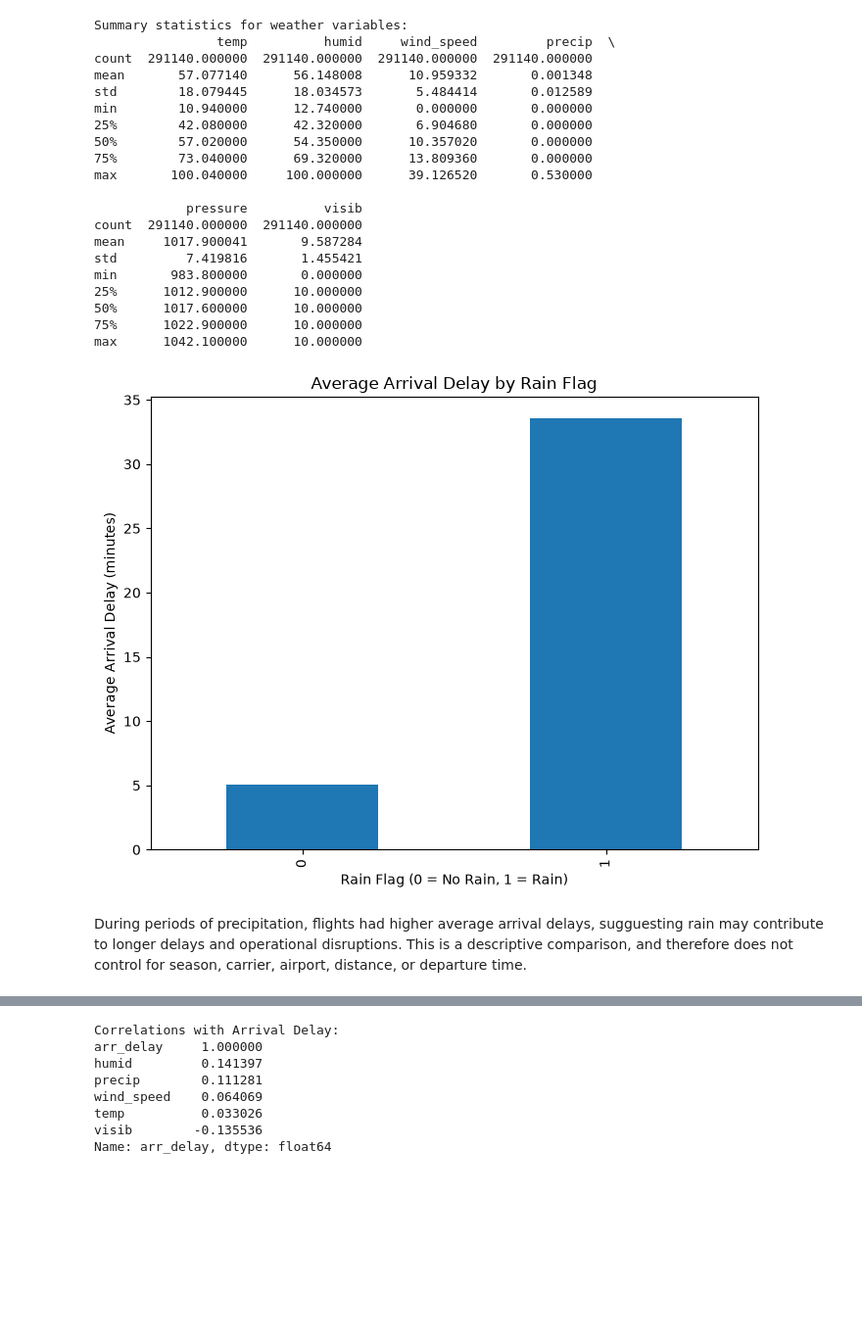
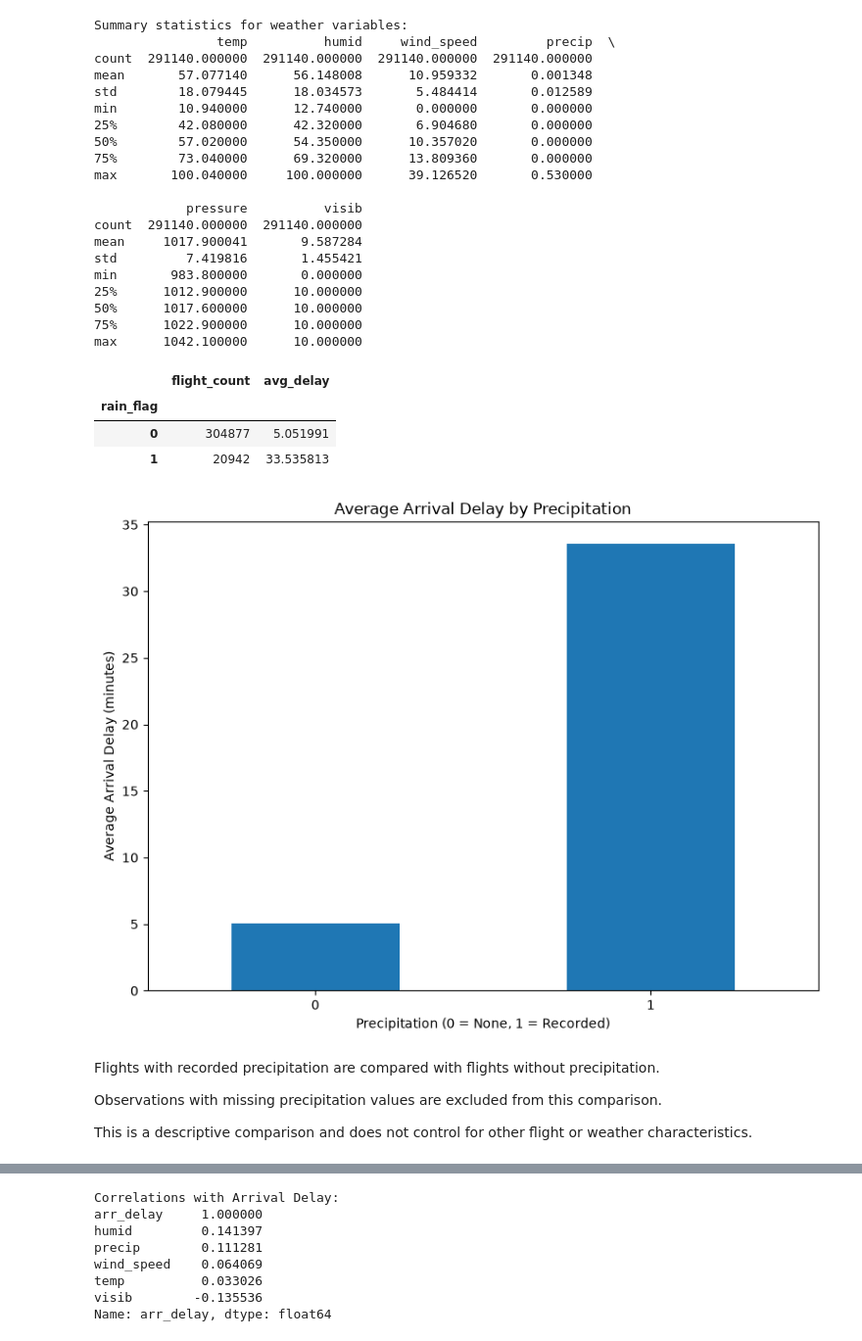
Before and after one commit to Jade-Jung/BAN5103-Flight-Delay-Analysis, a Jupyter notebook: 08_weather_regression.ipynb, the cells around one changed output, grey strips where cells are left out. Shown at 98% size. Saved outputs shown, nothing was run; the diff lists cells and outputs as text; code cells hidden in the pictures; blank space fills up the shorter version.

```diff
--- a/08_weather_regression.ipynb
+++ b/08_weather_regression.ipynb
@@ -132,28 +166,48 @@ min       983.800000       0.000000
 50%      1017.600000      10.000000
 75%      1022.900000      10.000000
 max      1042.100000      10.000000
-# %%
-# Create a rain flag variable to indicate whether it rained or not
-
-flights["rain_flag"] = (flights["precip"] > 0).astype(int)
-
-# Calculate average arrival delay for flights with and without rain
-
-rain_summary = flights.groupby("rain_flag").agg(
-    avg_delay=("arr_delay", "mean")
-)
-
-# Create a bar chart
-
-rain_summary.plot(
-    kind="bar", legend=False, figsize=(8, 6), title="Average Arrival Delay by Rain Flag"
-)
-
-plt.title("Average Arrival Delay by Rain Flag")
-plt.xlabel("Rain Flag (0 = No Rain, 1 = Rain)")
-plt.ylabel("Average Arrival Delay (minutes)")
-plt.show()
-# %% [output]
-[figure, removed]
+# %%
+# Use flights with recorded precipitation values
+rain_data = flights.dropna(subset=["precip"]).copy()
+
+# Create a precipitation flag
+rain_data["rain_flag"] = (
+    rain_data["precip"] > 0
+).astype(int)
+
+# Calculate average arrival delay by precipitation
+rain_summary = rain_data.groupby("rain_flag").agg(
+    flight_count=("arr_delay", "count"),
+    avg_delay=("arr_delay", "mean")
+)
+
+display(rain_summary)
+
+# Visualize average arrival delay
+rain_summary["avg_delay"].plot(
+    kind="bar",
+    figsize=(8, 6),
+    legend=False
+)
+
+plt.title("Average Arrival Delay by Precipitation")
+plt.xlabel("Precipitation (0 = None, 1 = Recorded)")
+plt.ylabel("Average Arrival Delay (minutes)")
+plt.xticks(rotation=0)
+plt.tight_layout()
+plt.show()
+# %% [output]
+|  | flight_count | avg_delay |
+| rain_flag |  |  |
+| 0 | 304877 | 5.051991 |
+| 1 | 20942 | 33.535813 |
+[figure, added]
 # %% [markdown]
-During periods of precipitation, flights had higher average arrival delays, sugguesting rain may contribute to longer delays and operational disruptions. This is a descriptive comparison, and therefore does not control for season, carrier, airport, distance, or departure time.
+Flights with recorded precipitation are compared
+with flights without precipitation.
+
+Observations with missing precipitation values
+are excluded from this comparison.
+
+This is a descriptive comparison and does not
+control for other flight or weather characteristics.
```
Also changed, not shown: parts of 14 cells of this notebook, 3 other files.
